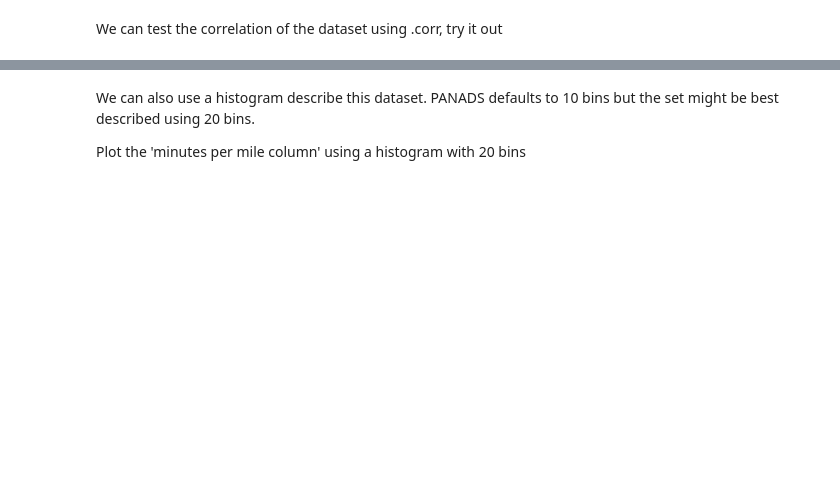
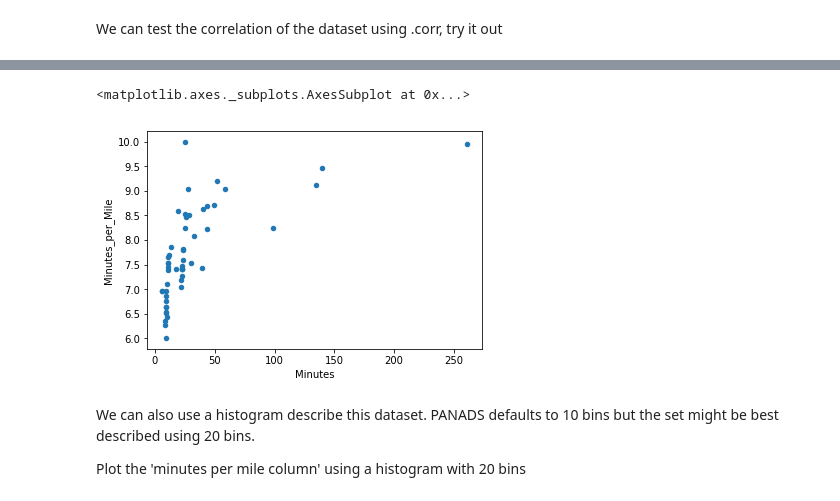
Before and after one commit to ContextLab/CDL-tutorials, a Jupyter notebook: Tutorial 2 - walkthrough.ipynb, the cells around one changed output, grey strips where cells are left out. Saved outputs shown, nothing was run; the diff lists cells and outputs as text; code cells hidden in the pictures; blank space fills up the shorter version.

```diff
--- a/Tutorial 2 - walkthrough.ipynb
+++ b/Tutorial 2 - walkthrough.ipynb
@@ -52,0 +193,3 @@ let's set a column to be 'Minutes per Mile' and then describe and scatter plot t
+# %%
+df['Minutes_per_Mile']=df['Minutes']/df['Miles']
+df.describe()
@@ -53,3 +206,8 @@ let's set a column to be 'Minutes per Mile' and then describe and scatter plot t
+# %%
+df.plot(x='Minutes', y='Minutes_per_Mile', kind='scatter')
+# %% [output]
+<matplotlib.axes._subplots.AxesSubplot at 0x...>
+[figure, added]
 # %% [markdown]
 We can also use a histogram describe this dataset. PANADS defaults to 10 bins but the set might be best described using 20 bins.
 
```
Also changed, not shown: parts of 26 cells of this notebook, 2 other files.
